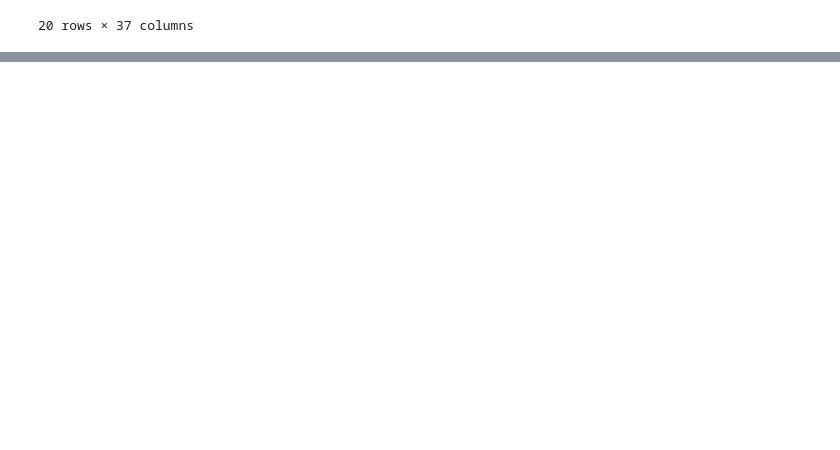
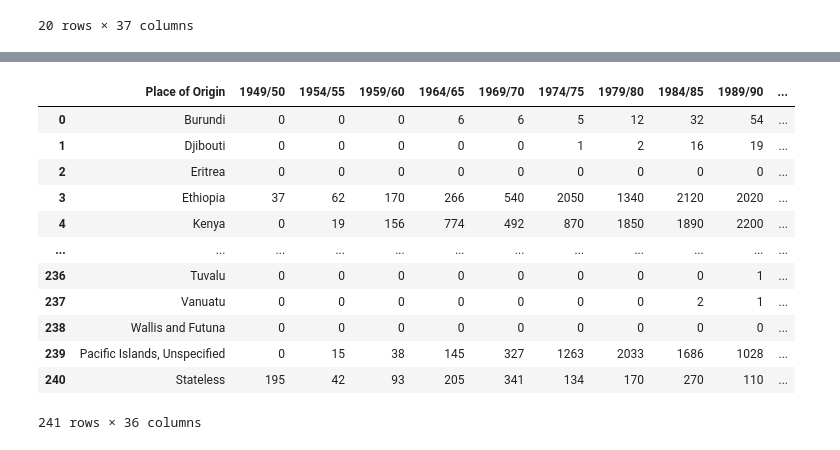
Before and after one commit to Tinashe-04/InternationalStudentsCensusData, a Jupyter notebook: InternationalStudentsCensusData.ipynb, the cells around one changed output, grey strips where cells are left out. Saved outputs shown, nothing was run; the diff lists cells and outputs as text; code cells hidden in the pictures; blank space fills up the shorter version.

```diff
--- a/InternationalStudentsCensusData.ipynb
+++ b/InternationalStudentsCensusData.ipynb
@@ -110,0 +177,2 @@ dtype: object
+# %%
+new_data.loc[140, 'Place of Origin'] = new_data.loc[140, 'Place of Origin'].replace('Turkey/Türkiye','Turkey')
@@ -110,0 +189,2 @@ dtype: object
+# %%
+new_data = new_data.fillna(0)
@@ -111,3 +214,25 @@ dtype: object
+# %%
+new_columns = [col for col in new_data.columns if new_data[col].dtype == 'float64']
+new_columns = new_columns[:-1]
+
+new_data[new_columns] = new_data[new_columns].astype(int)
+# %%
+final_data = new_data.drop(241)
+final_data
+# %% [output]
+|  | Place of Origin | 1949/50 | 1954/55 | 1959/60 | 1964/65 | 1969/70 | 1974/75 | 1979/80 | 1984/85 | 1989/90 | ... |
+| 0 | Burundi | 0 | 0 | 0 | 6 | 6 | 5 | 12 | 32 | 54 | ... |
+| 1 | Djibouti | 0 | 0 | 0 | 0 | 0 | 1 | 2 | 16 | 19 | ... |
+| 2 | Eritrea | 0 | 0 | 0 | 0 | 0 | 0 | 0 | 0 | 0 | ... |
+| 3 | Ethiopia | 37 | 62 | 170 | 266 | 540 | 2050 | 1340 | 2120 | 2020 | ... |
+| 4 | Kenya | 0 | 19 | 156 | 774 | 492 | 870 | 1850 | 1890 | 2200 | ... |
+| ... | ... | ... | ... | ... | ... | ... | ... | ... | ... | ... | ... |
+| 236 | Tuvalu | 0 | 0 | 0 | 0 | 0 | 0 | 0 | 0 | 1 | ... |
+| 237 | Vanuatu | 0 | 0 | 0 | 0 | 0 | 0 | 0 | 2 | 1 | ... |
+| 238 | Wallis and Futuna | 0 | 0 | 0 | 0 | 0 | 0 | 0 | 0 | 0 | ... |
+| 239 | Pacific Islands, Unspecified | 0 | 15 | 38 | 145 | 327 | 1263 | 2033 | 1686 | 1028 | ... |
+| 240 | Stateless | 195 | 42 | 93 | 205 | 341 | 134 | 170 | 270 | 110 | ... |
+241 rows × 36 columns
 # %%
 # export to csv
 
```
Also changed, not shown: parts of 16 cells of this notebook.
